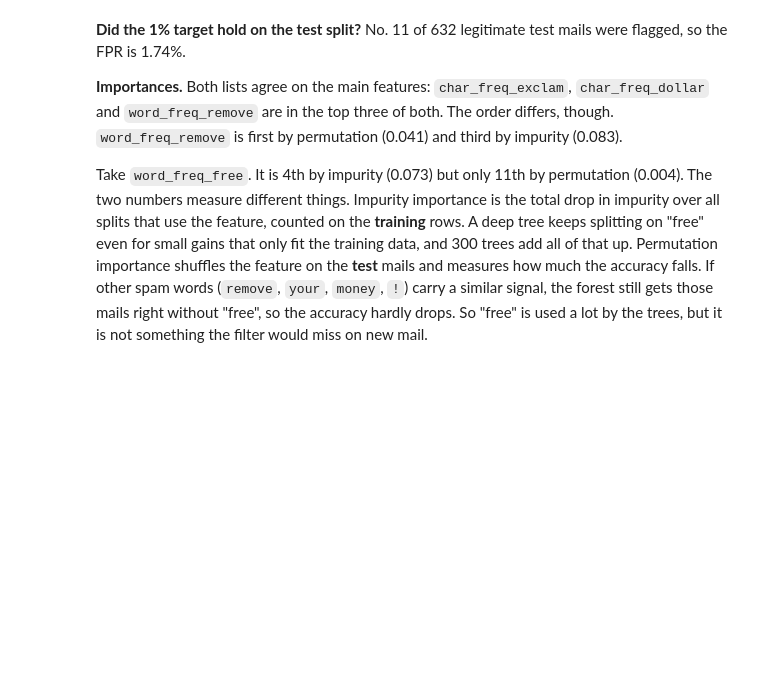
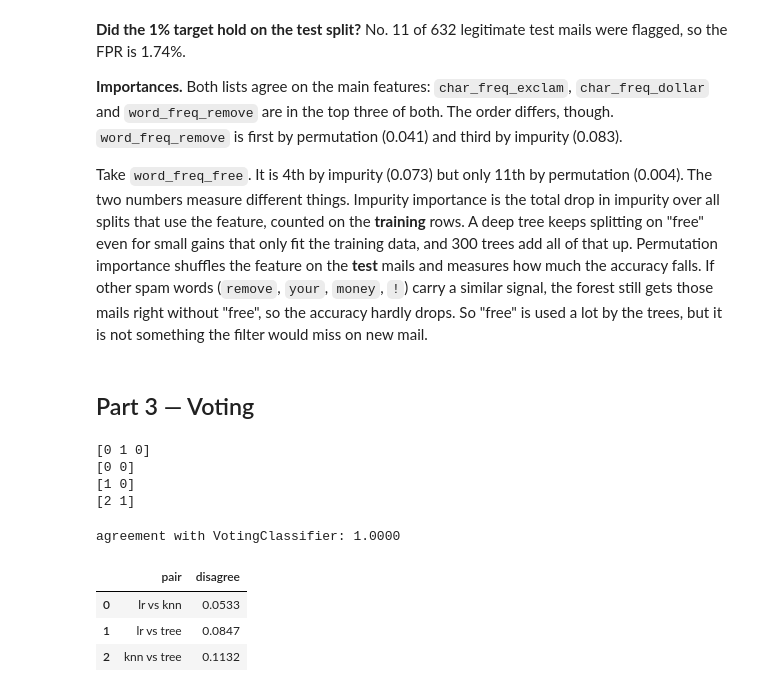
Before and after one commit to mukhamedzhankubantov/kubantov_task-04-ML-course, a Jupyter notebook: kubantov_task4.ipynb, the cells around one changed output. Cells and saved outputs as stored; diff of their text form; code cells hidden in the pictures; blank space fills up the shorter version.

```diff
--- a/kubantov_task4.ipynb
+++ b/kubantov_task4.ipynb
@@ -251,3 +251,5 @@ imp[imp["feature"] == "word_freq_free"].round(4)
 **Importances.** Both lists agree on the main features: `char_freq_exclam`, `char_freq_dollar` and `word_freq_remove` are in the top three of both. The order differs, though. `word_freq_remove` is first by permutation (0.041) and third by impurity (0.083).
 
 Take `word_freq_free`. It is 4th by impurity (0.073) but only 11th by permutation (0.004). The two numbers measure different things. Impurity importance is the total drop in impurity over all splits that use the feature, counted on the **training** rows. A deep tree keeps splitting on "free" even for small gains that only fit the training data, and 300 trees add all of that up. Permutation importance shuffles the feature on the **test** mails and measures how much the accuracy falls. If other spam words (`remove`, `your`, `money`, `!`) carry a similar signal, the forest still gets those mails right without "free", so the accuracy hardly drops. So "free" is used a lot by the trees, but it is not something the filter would miss on new mail.
+# %% [markdown]
+## Part 3 — Voting
@@ -253,0 +271,29 @@ Take `word_freq_free`. It is 4th by impurity (0.073) but only 11th by permutatio
+# %%
+print(hard_vote([[0, 1, 1], [0, 1, 0], [1, 1, 0]]))
+print(hard_vote([[0, 1], [1, 0]]))
+print(hard_vote([[0, 1], [1, 0]], weights=[1, 2]))
+print(hard_vote([[2, 0], [2, 1], [0, 1]]))
+# %% [output]
+[0 1 0]
+[0 0]
+[1 0]
+[2 1]
+# %%
+import itertools
+from sklearn.base import clone
+from sklearn.ensemble import VotingClassifier
+
+member_preds = np.array([clone(m).fit(X_train, y_train).predict(X_test) for _, m in members])
+sk_hard = VotingClassifier(members, voting="hard").fit(X_train, y_train).predict(X_test)
+print(f"agreement with VotingClassifier: {(hard_vote(member_preds) == sk_hard).mean():.4f}")
+
+names = [n for n, _ in members]
+rows = [{"pair": f"{names[i]} vs {names[j]}", "disagree": (member_preds[i] != member_preds[j]).mean()}
+        for i, j in itertools.combinations(range(3), 2)]
+pd.DataFrame(rows).round(4)
+# %% [output]
+agreement with VotingClassifier: 1.0000
+|  | pair | disagree |
+| 0 | lr vs knn | 0.0533 |
+| 1 | lr vs tree | 0.0847 |
+| 2 | knn vs tree | 0.1132 |
```
Also changed, not shown: parts of 3 cells of this notebook.
